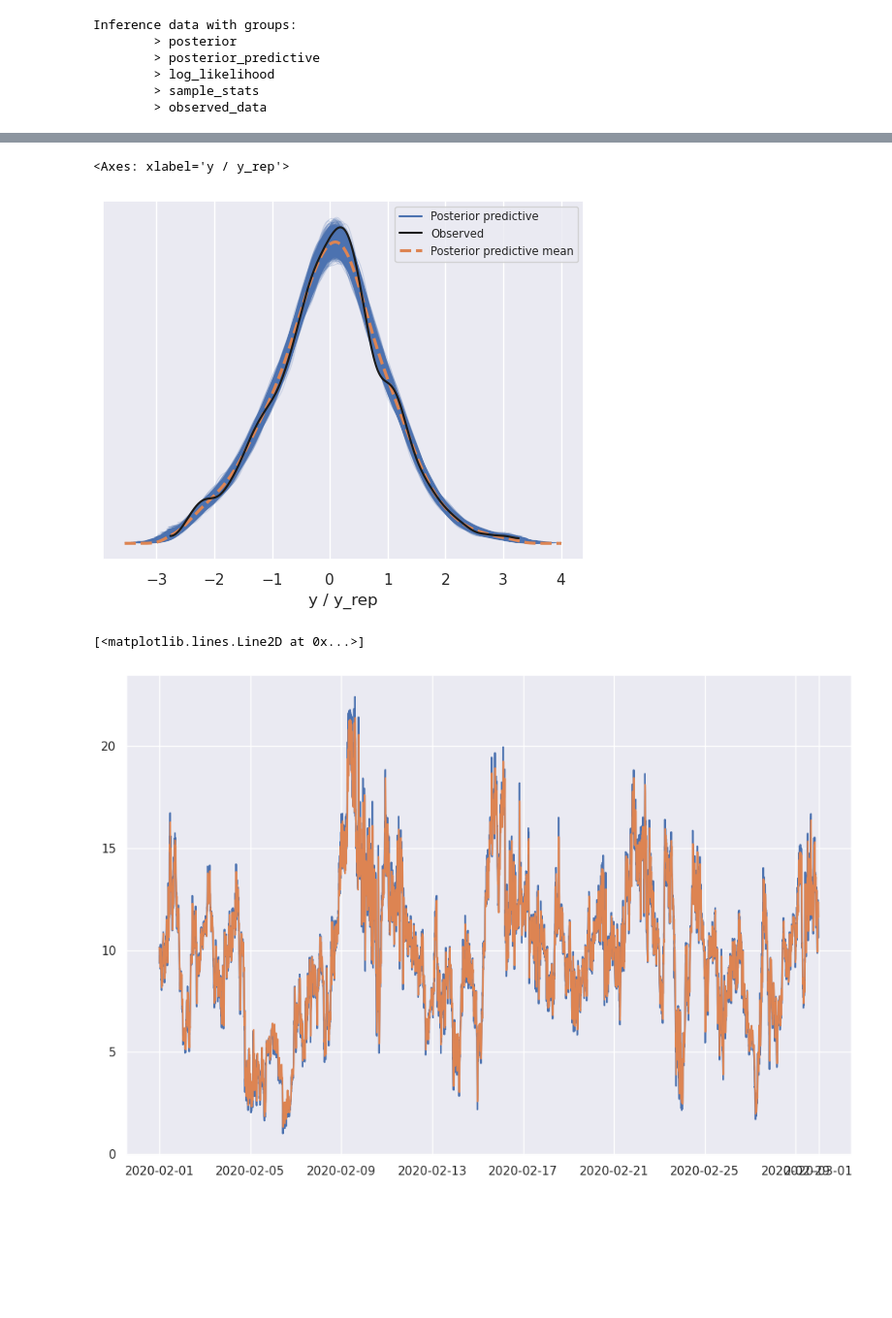
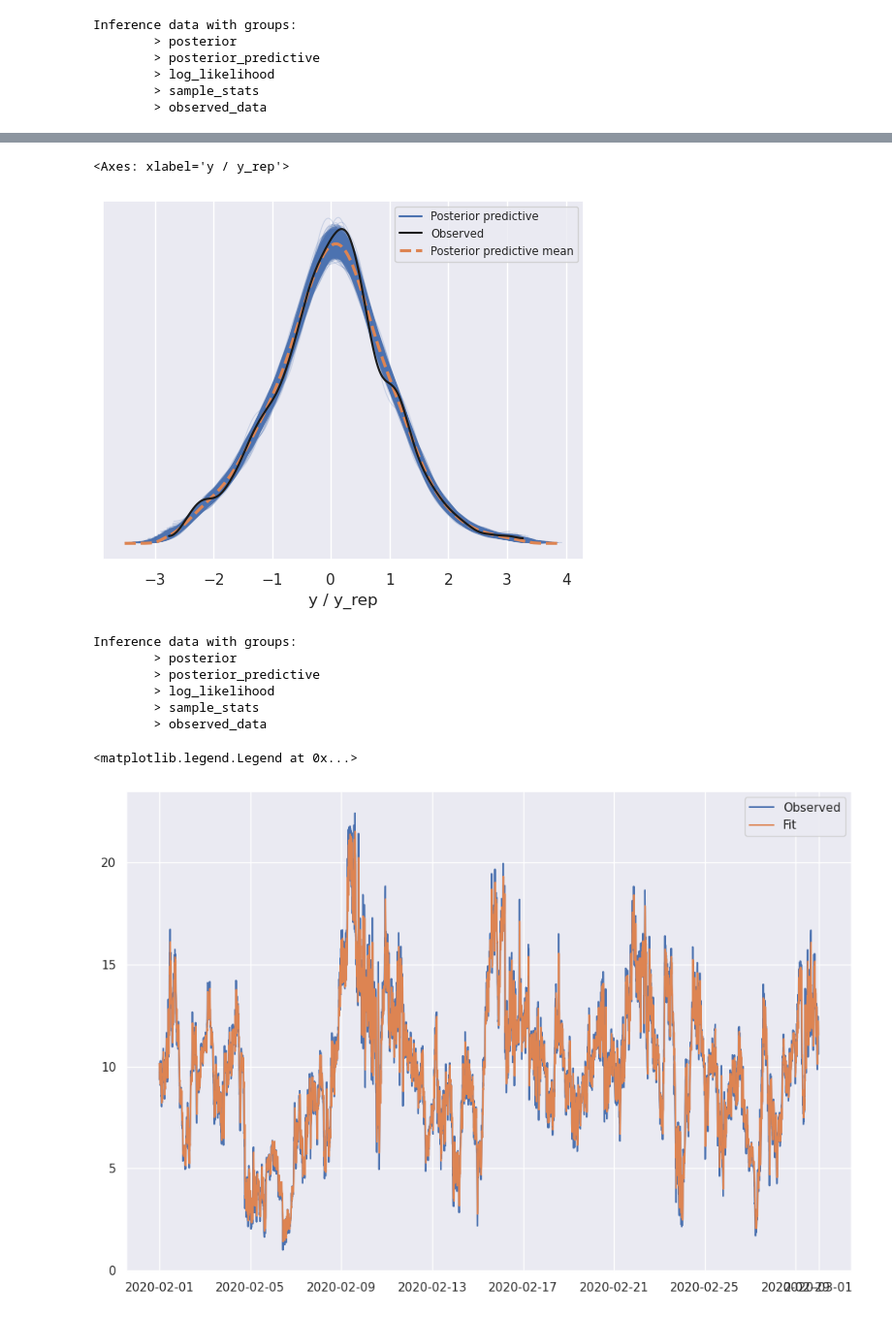
Before and after one commit to camirmas/REStats, a Jupyter notebook: REStats/notebooks/forecast.ipynb, the cells around one changed output, grey strips where cells are left out. Shown at 97% size. Saved outputs shown, nothing was run; the diff lists cells and outputs as text; code cells hidden in the pictures; blank space fills up the shorter version.

```diff
--- a/REStats/notebooks/forecast.ipynb
+++ b/REStats/notebooks/forecast.ipynb
@@ -253,5 +258,5 @@ input_data = {
     "T": len(v_train_scaled),
     "y": v_train_scaled.values
 }
-fit = stan_model.sample(data=input_data)
+fit = stan_model.sample(data=input_data, chains=2)
 # %% [output]
@@ -304,16 +323,26 @@ array([[<Axes: title={'center': 'mu'}>, <Axes: title={'center': 'mu'}>],
 az.plot_ppc(idata_ws, data_pairs={"y": "y_rep"})
 # %% [output]
 <Axes: xlabel='y / y_rep'>
-[figure, old version]
+[figure, new version]
+# %%
+idata_ws
+# %% [output]
+Inference data with groups:
+        > posterior
+        > posterior_predictive
+        > log_likelihood
+        > sample_stats
+        > observed_data
 # %%
 fig, ax = plt.subplots(figsize=(12, 8))
 
-ws_fit = az.extract(idata_ws)
-ws_pred = inverse_transform(ws_fit.nu.mean(["sample"]), v)**(1/m)
+ws_ppc_mean = idata_ws.posterior_predictive.y_rep.mean(["chain", "draw"])
+ws_pred = inverse_transform(ws_ppc_mean, v)**(1/m)
 
 ax.plot(ws.index, ws, label="Observed")
 ax.plot(ws.index, ws_pred, label="Fit")
+ax.legend()
 # %% [output]
-[<matplotlib.lines.Line2D at 0x...>]
+<matplotlib.legend.Legend at 0x...>
-[figure, old version]
+[figure, new version]
 # %%
```
Also changed, not shown: parts of 26 cells of this notebook, 2 other files.
